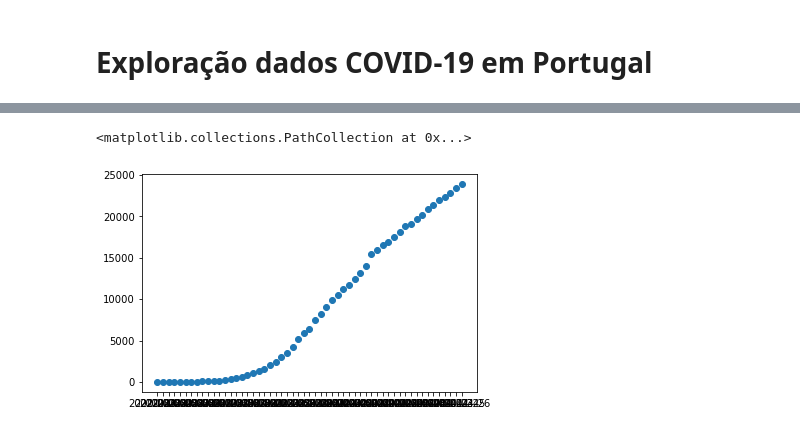
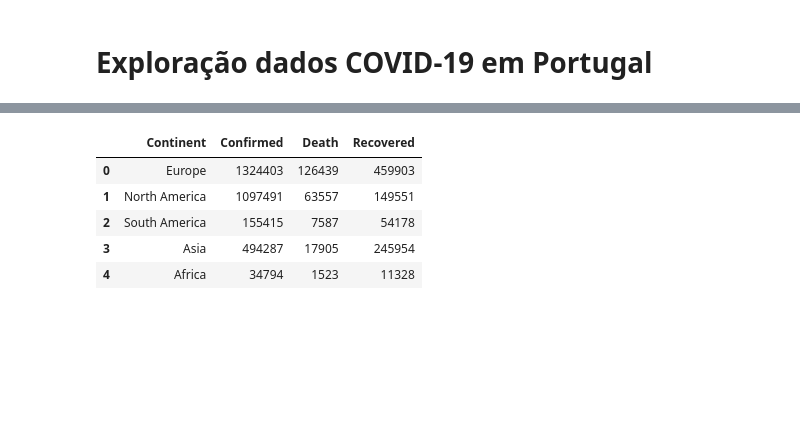
Before and after one commit to FallenFoil/Covid19-Geographic-Analysis, a Jupyter notebook: jupyter com Pandas e QGIS(1).ipynb, the cells around one changed output, grey strips where cells are left out. Cells and saved outputs as stored; diff of their text form; code cells hidden in the pictures; blank space fills up the shorter version.

```diff
--- a/jupyter com Pandas e QGIS(1).ipynb
+++ b/jupyter com Pandas e QGIS(1).ipynb
@@ -1,6 +1,2 @@
 # %% [markdown]
 # Exploração dados COVID-19 em Portugal
-# %%
-import pandas as pd
-df = pd.read_csv("https://raw.githubusercontent.com/jgrocha/covid-pt/master/situacao_epidemiologica.csv")
-df.head()
@@ -15,11 +2,0 @@ df.head()
-# %%
-import matplotlib.pyplot as plt
-
-sorted_df = df.sort_values(by=['data_relatorio'])
-
-x = sorted_df.data_relatorio
-y = sorted_df.confirmados
-plt.scatter(x, y)
-# %% [output]
-<matplotlib.collections.PathCollection at 0x...>
-[figure, removed]
@@ -25,0 +74,15 @@ plt.scatter(x, y)
+# %%
+cssegi_sand_data = "data/COVID-19/csse_covid_19_data/csse_covid_19_time_series/"
+confirmed_global = cssegi_sand_data + "time_series_covid19_confirmed_global.csv"
+death_global = cssegi_sand_data + "time_series_covid19_deaths_global.csv"
+recovered_global = cssegi_sand_data + "time_series_covid19_recovered_global.csv"
+
+covid_by_continent = data_by_continent("4/28/20", confirmed_global, death_global, recovered_global)
+covid_by_continent.head()
+# %% [output]
+|  | Continent | Confirmed | Death | Recovered |
+| 0 | Europe | 1324403 | 126439 | 459903 |
+| 1 | North America | 1097491 | 63557 | 149551 |
+| 2 | South America | 155415 | 7587 | 54178 |
+| 3 | Asia | 494287 | 17905 | 245954 |
+| 4 | Africa | 34794 | 1523 | 11328 |
```
Also changed, not shown: parts of 12 cells of this notebook, 10 other files.
